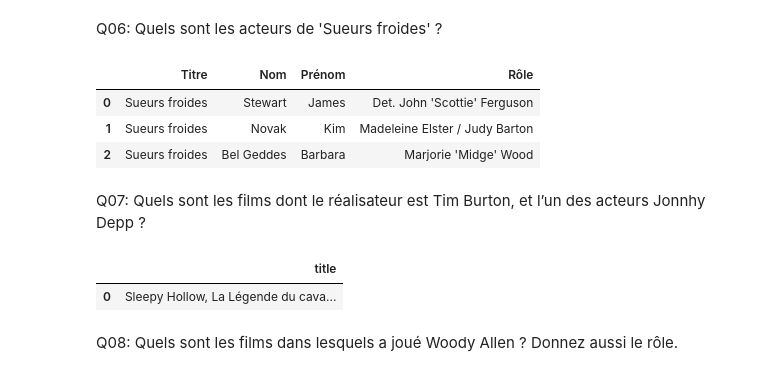
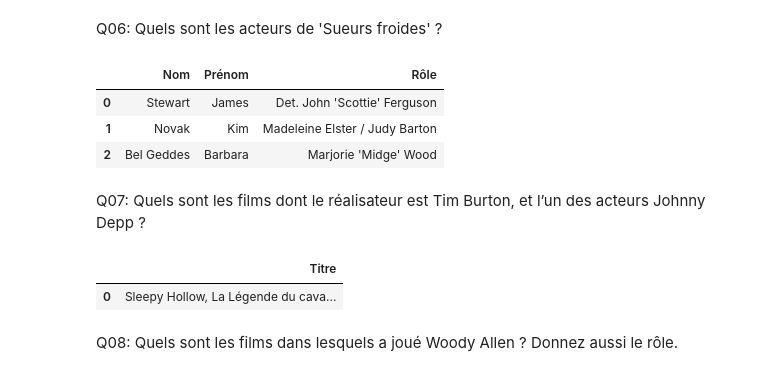
Before and after one commit to yoannlv/Movies-3, a Jupyter notebook: movies-3.ipynb, the cells around one changed output. Saved outputs shown, nothing was run; the diff lists cells and outputs as text; code cells hidden in the pictures.

```diff
--- a/movies-3.ipynb
+++ b/movies-3.ipynb
@@ -247,33 +247,32 @@ results5
 Q06: Quels sont les acteurs de 'Sueurs froides' ?
 # %%
 sql_query_06 = """
-    SELECT title AS "Titre", lastname AS "Nom", firstname AS "Prénom", roles.character AS "Rôle"
-    FROM movies
-    INNER JOIN roles ON movies.id = roles.movieId
-    INNER JOIN artists ON roles.actorId = artists.id
-    WHERE title = "Sueurs froides";
+SELECT lastname AS "Nom", firstname AS "Prénom", roles.character AS "Rôle"
+FROM movies
+INNER JOIN roles ON movies.id = roles.movieId
+INNER JOIN artists ON roles.actorId = artists.id
+WHERE title = "Sueurs froides";
 """
 
 results6 = pd.read_sql_query(sql_query_06, engine)
 results6
 # %% [output]
-|  | Titre | Nom | Prénom | Rôle |
-| 0 | Sueurs froides | Stewart | James | Det. John 'Scottie' Ferguson |
-| 1 | Sueurs froides | Novak | Kim | Madeleine Elster / Judy Barton |
-| 2 | Sueurs froides | Bel Geddes | Barbara | Marjorie 'Midge' Wood |
+|  | Nom | Prénom | Rôle |
+| 0 | Stewart | James | Det. John 'Scottie' Ferguson |
+| 1 | Novak | Kim | Madeleine Elster / Judy Barton |
+| 2 | Bel Geddes | Barbara | Marjorie 'Midge' Wood |
 # %% [markdown]
-Q07: Quels sont les films dont le réalisateur est Tim Burton, et l’un des acteurs Jonnhy Depp ?
+Q07: Quels sont les films dont le réalisateur est Tim Burton, et l’un des acteurs Johnny Depp ?
 # %%
 sql_query_07 = """
-SELECT title
-FROM movies
-INNER JOIN (
-SELECT artists.id
+SELECT title AS Titre
+FROM (
+SELECT artists.id AS Artiste, title, movies.id AS Idfilm
 FROM artists
 INNER JOIN movies ON artists.id = movies.directorId
 WHERE lastname = "Burton"
-) AS r
-INNER JOIN roles ON movies.id = roles.movieId
+) AS filmburton
+INNER JOIN roles ON filmburton.Idfilm = roles.movieId
 INNER JOIN artists ON roles.actorId = artists.id
 WHERE lastname = "Depp"
 """
@@ -281,7 +280,7 @@ WHERE lastname = "Depp"
 results7 = pd.read_sql_query(sql_query_07, engine)
 results7
 # %% [output]
-|  | title |
+|  | Titre |
 | 0 | Sleepy Hollow, La Légende du cava... |
 # %% [markdown]
 Q08: Quels sont les films dans lesquels a joué Woody Allen ? Donnez aussi le rôle.
```
Also changed, not shown: parts of 10 cells of this notebook.
